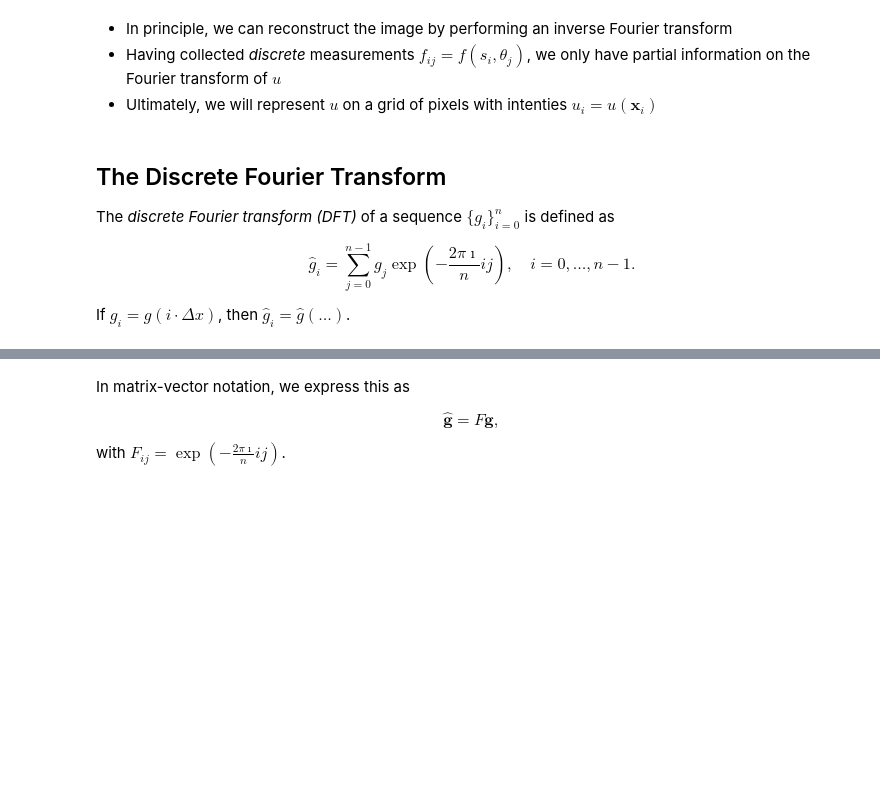
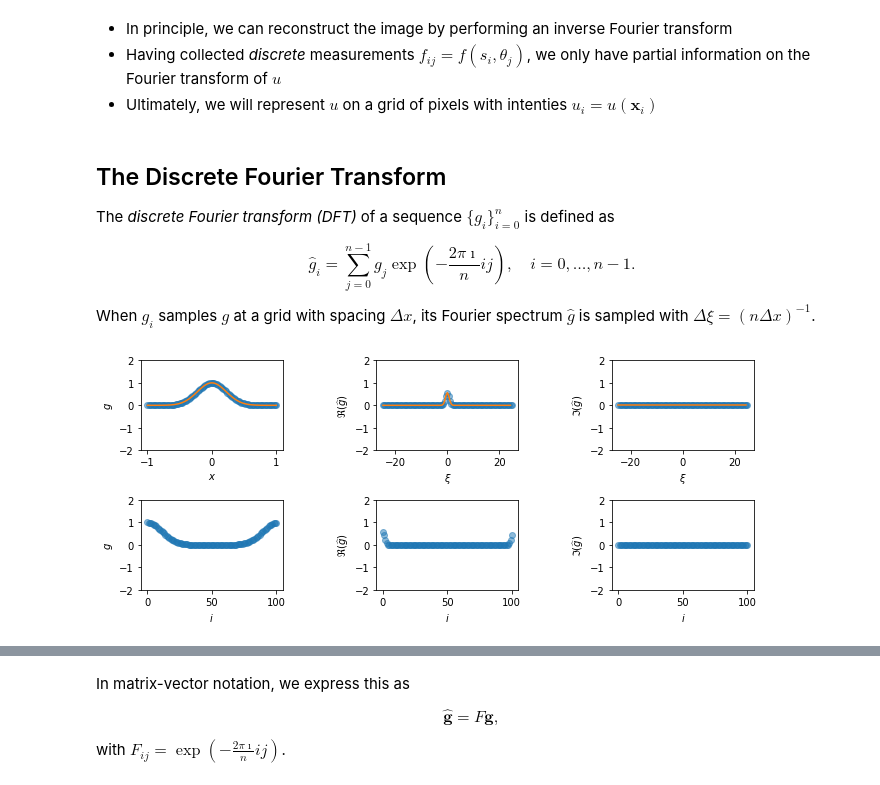
Before and after one commit to TristanvanLeeuwen/InleidingSC2-CT, a Jupyter notebook: lectures/lecture2.ipynb, the cells around one changed output, grey strips where cells are left out. Cells and saved outputs as stored; diff of their text form; code cells hidden in the pictures; blank space fills up the shorter version.

```diff
--- a/lectures/lecture2.ipynb
+++ b/lectures/lecture2.ipynb
@@ -36,4 +55,66 @@ The *discrete Fourier transform (DFT)* of a sequence $\{g_i\}_{i=0}^n$ is define
 
 $$\widehat{g}_i = \sum_{j=0}^{n-1} g_j \exp\left(-\frac{2\pi\imath}{n} ij\right), \quad i = 0, \ldots, n-1.$$
 
-If $g_i = g(i\cdot\Delta x)$, then $\widehat{g}_i = \widehat{g}( \ldots )$.
+When $g_i$ samples $g$ at a grid with spacing $\Delta x$, its Fourier spectrum $\widehat{g}$ is sampled with $\Delta \xi = (n\Delta x)^{-1}$.
+# %%
+import numpy as np
+import matplotlib.pyplot as plt
+from scipy.fft import fft, ifft, fftfreq, fftshift,ifftshift
+
+# Fourier transform pair, see https://en.wikipedia.org/wiki/Fourier_transform#Square-integrable_functions,_one-dimensional
+a = 10
+g = lambda x : np.exp(-a*x**2)
+gh = lambda xi : np.sqrt(np.pi/a)*np.exp(-((xi*np.pi)**2)/a)
+
+# sampling
+n = 100
+x = np.linspace(-1,1,n)
+xi = fftshift(fftfreq(n,x[1]-x[0]))
+
+ns = 101
+xs = ifftshift(np.linspace(-1,1,ns))
+xis = fftfreq(ns,xs[1]-xs[0])
+
+# plot
+fig,ax = plt.subplots(2,3)
+
+ax[0,0].plot(xs,g(xs),'o',alpha=.5)
+ax[0,0].plot(x,g(x))
+ax[0,0].set_xlabel(r'$x$')
+ax[0,0].set_ylabel(r'$g$')
+ax[0,0].set_ylim([-2,2])
+
+ax[0,1].plot(xis,2*np.real(fft(g(xs)))/ns,'o',alpha=.5)
+ax[0,1].plot(xi,np.real(gh(xi)))
+ax[0,1].set_xlabel(r'$\xi$')
+ax[0,1].set_ylabel(r'$\Re(\widehat{g})$')
+ax[0,1].set_ylim([-2,2])
+
+ax[0,2].plot(xis,2*np.imag(fft(g(xs)))/ns,'o',alpha=.5)
+ax[0,2].plot(xi,np.imag(gh(xi)))
+ax[0,2].set_xlabel(r'$\xi$')
+ax[0,2].set_ylabel(r'$\Im(\widehat{g})$')
+ax[0,2].set_ylim([-2,2])
+
+ax[1,0].plot(g(xs),'o',alpha=.5)
+ax[1,0].set_xlabel(r'$i$')
+ax[1,0].set_ylabel(r'$g$')
+ax[1,0].set_ylim([-2,2])
+
+ax[1,1].plot(2*np.real(fft(g(xs)))/ns,'o',alpha=.5)
+ax[1,1].set_xlabel(r'$i$')
+ax[1,1].set_ylabel(r'$\Re(\widehat{g})$')
+ax[1,1].set_ylim([-2,2])
+
+ax[1,2].plot(2*np.imag(fft(g(xs)))/ns,'o',alpha=.5)
+ax[1,2].set_xlabel(r'$i$')
+ax[1,2].set_ylabel(r'$\Im(\widehat{g})$')
+ax[1,2].set_ylim([-2,2])
+
+
+fig.tight_layout()
+fig.set_figwidth(10)
+
+plt.savefig('./figures/lecture2/fourier1.png',dpi=300)
+# %% [output]
+[figure, added]
```
Also changed, not shown: parts of 13 cells of this notebook, 4 other files.
